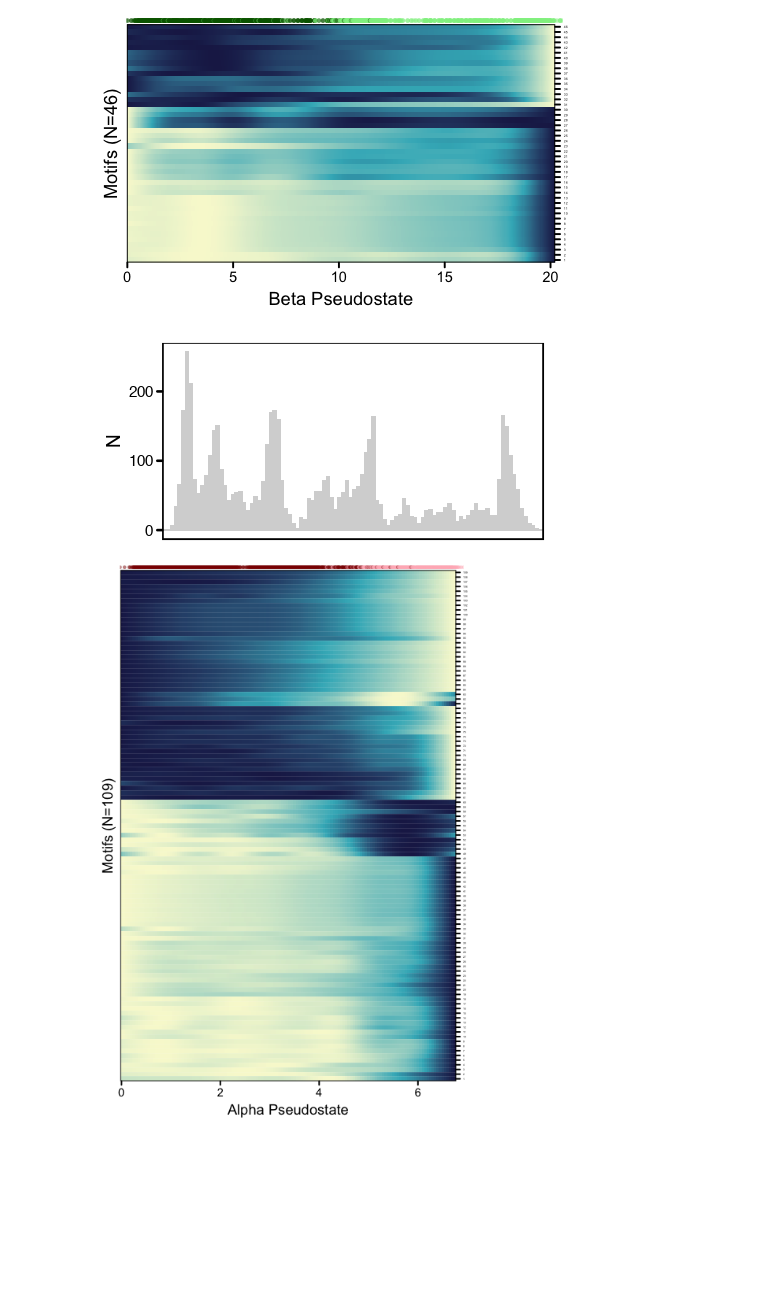
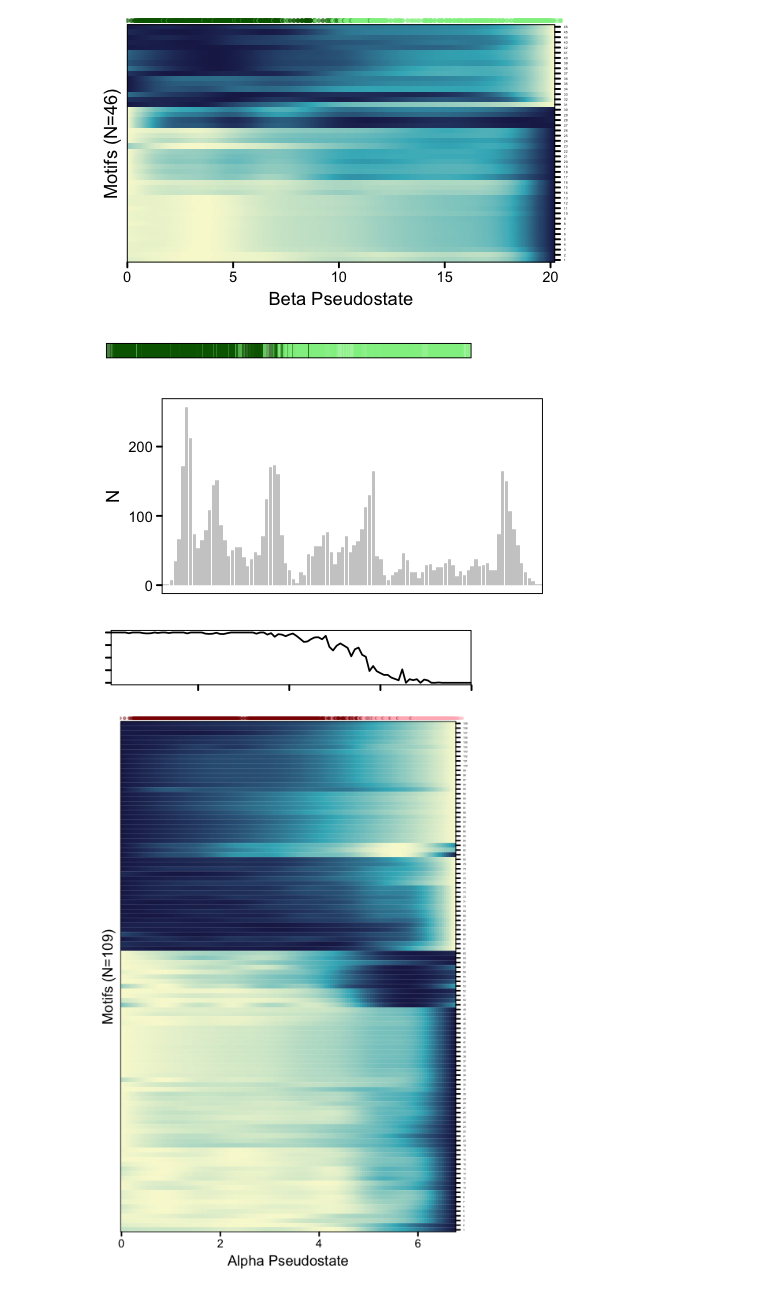
Before and after one commit to biomystery/islet_figs_motifs, a Jupyter notebook: figcode/plots.ipynb, the cells around one changed output. Saved outputs shown, nothing was run; the diff lists cells and outputs as text; code cells hidden in the pictures; blank space fills up the shorter version.

```diff
--- a/figcode/plots.ipynb
+++ b/figcode/plots.ipynb
@@ -314,15 +320,39 @@ write.csv(pd.fig_2.motif.beta.pesudostate$pd,"../dat/figdata/motif.beta.ps.step0
+# %%
+options(repr.plot.width = 154.196/72 * 1.5, repr.plot.height = 6/72 * 4)
+
+ggplot(pd.fig_2.motif.beta.pesudostate$pd.anno) + geom_rect(aes(xmin = pt - 0.1,
+    xmax = pt + 0.1, fill = subtype), ymin = 0, ymax = 1, alpha = 0.5) + theme_pubr() +
+    scale_fill_manual(values = c("darkgreen", "lightgreen")) + coord_cartesian(expand = F) +
+    theme(legend.position = "none", axis.text.x = element_blank(), axis.ticks = element_blank())
+
+ggsave(paste0("/Users/frank/Dropbox (UCSD_Epigenomics)/projects/islet/slides/2019-03-12_figs/fig2D_beta_ps_anno.pdf"),width=154.196/72 * 1.5,
+     height=6/72 * 4,useDingbats = F)
+# %% [output]
+[figure, added]
 # %%
-## beta ps bin ps.bin.dat.sum <- fread('../dat/figdata/ps.bin.dat.sum.csv')
+## beta ps bin
 options(repr.plot.width = 548.276/72/2, repr.plot.height = 258.924/72/2)
+ps.bin.dat.sum <- fread('../dat/figdata/ps.bin.dat.sum.csv')
 
 p <- ggplot(ps.bin.dat.sum %>% filter(celltype == "alpha") %>% droplevels(), aes(ps_bin,
     N)) + geom_bar(stat = "identity", fill = "grey80") + theme_pubr() + theme(axis.title.x = element_blank()) +
     scale_x_discrete(breaks = c(0, 50, 100))
 print(p)
 ggsave(p + theme(axis.title = element_blank(), axis.text = element_blank()), filename = "/Users/frank/Dropbox (UCSD_Epigenomics)/projects/islet/slides/2019-03-05_figs/fig2D_alpha_ps_histogram.pdf",
     width = 176/72, height = 36/72)
 # %% [output]
-[figure, old version]
+[figure, new version]
+# %%
+options(repr.plot.width = 154.196/72 * 1.5, repr.plot.height = 6/72 * 8)
+pd <- ps.bin.dat.sum %>% filter(celltype == "alpha") %>% droplevels() %>% ungroup()%>%
+    mutate(ps_bin.idx=as.numeric(factor(ps_bin,levels=ps_bin)))
+#head(pd)
+ggplot(pd) + geom_line(aes(ps_bin.idx, frac)) + theme_pubr()+coord_cartesian(expand = F)+
+ylim(-0.05,1.05)+theme(text = element_blank())
+ggsave(paste0("/Users/frank/Dropbox (UCSD_Epigenomics)/projects/islet/slides/2019-03-12_figs/fig2D_alpha_ps_frac.pdf"),width=154.196/72 * 1.5,
+     height=6/72 * 8,useDingbats = F)
+# %% [output]
+[figure, added]
 # %%
 pd.fig_2.motif.alpha.pesudostate <- readRDS("../dat/figdata/fig_2.motif.alpha.pesudostate.hm.Rds")
 
```
Also changed, not shown: parts of 8 cells of this notebook, 19 other files.
